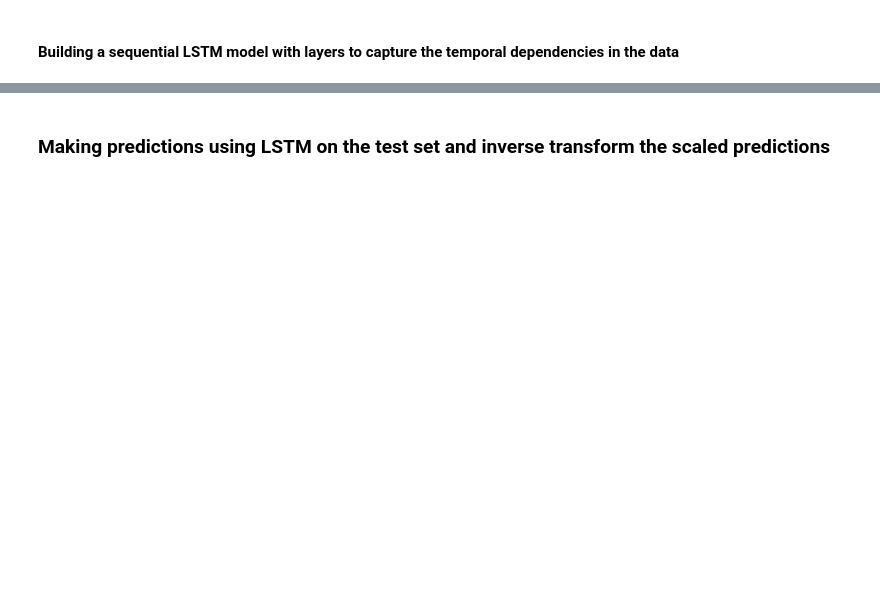
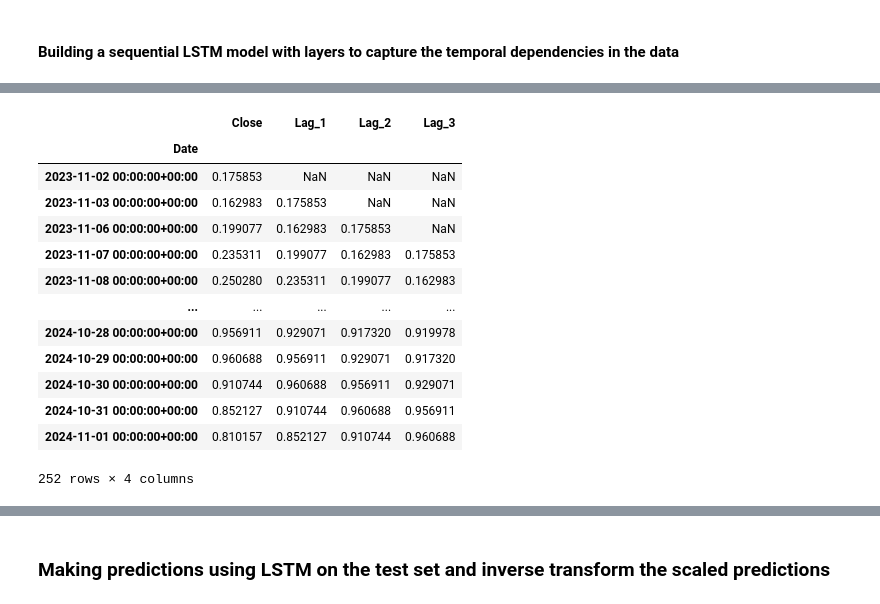
Before and after one commit to jc-cedric/hybrid-machine-learning, a Jupyter notebook: app.ipynb, the cells around one changed output, grey strips where cells are left out. Saved outputs shown, nothing was run; the diff lists cells and outputs as text; code cells hidden in the pictures; blank space fills up the shorter version.

```diff
--- a/app.ipynb
+++ b/app.ipynb
@@ -137,4 +193,21 @@ df['Lag_1'] = df['Close'].shift(1)
 df['Lag_2'] = df['Close'].shift(2)
 df['Lag_3'] = df['Close'].shift(3)
 #df = df.dropna()
-df  = df.fillna(method='ffill')
+#df  = df.fillna(method='ffill')
+# %%
+df
+# %% [output]
+|  | Close | Lag_1 | Lag_2 | Lag_3 |
+| Date |  |  |  |  |
+| 2023-11-02 00:00:00+00:00 | 0.175853 | NaN | NaN | NaN |
+| 2023-11-03 00:00:00+00:00 | 0.162983 | 0.175853 | NaN | NaN |
+| 2023-11-06 00:00:00+00:00 | 0.199077 | 0.162983 | 0.175853 | NaN |
+| 2023-11-07 00:00:00+00:00 | 0.235311 | 0.199077 | 0.162983 | 0.175853 |
+| 2023-11-08 00:00:00+00:00 | 0.250280 | 0.235311 | 0.199077 | 0.162983 |
+| ... | ... | ... | ... | ... |
+| 2024-10-28 00:00:00+00:00 | 0.956911 | 0.929071 | 0.917320 | 0.919978 |
+| 2024-10-29 00:00:00+00:00 | 0.960688 | 0.956911 | 0.929071 | 0.917320 |
+| 2024-10-30 00:00:00+00:00 | 0.910744 | 0.960688 | 0.956911 | 0.929071 |
+| 2024-10-31 00:00:00+00:00 | 0.852127 | 0.910744 | 0.960688 | 0.956911 |
+| 2024-11-01 00:00:00+00:00 | 0.810157 | 0.852127 | 0.910744 | 0.960688 |
+252 rows × 4 columns
```
Also changed, not shown: parts of 29 cells of this notebook, 1 other file.
